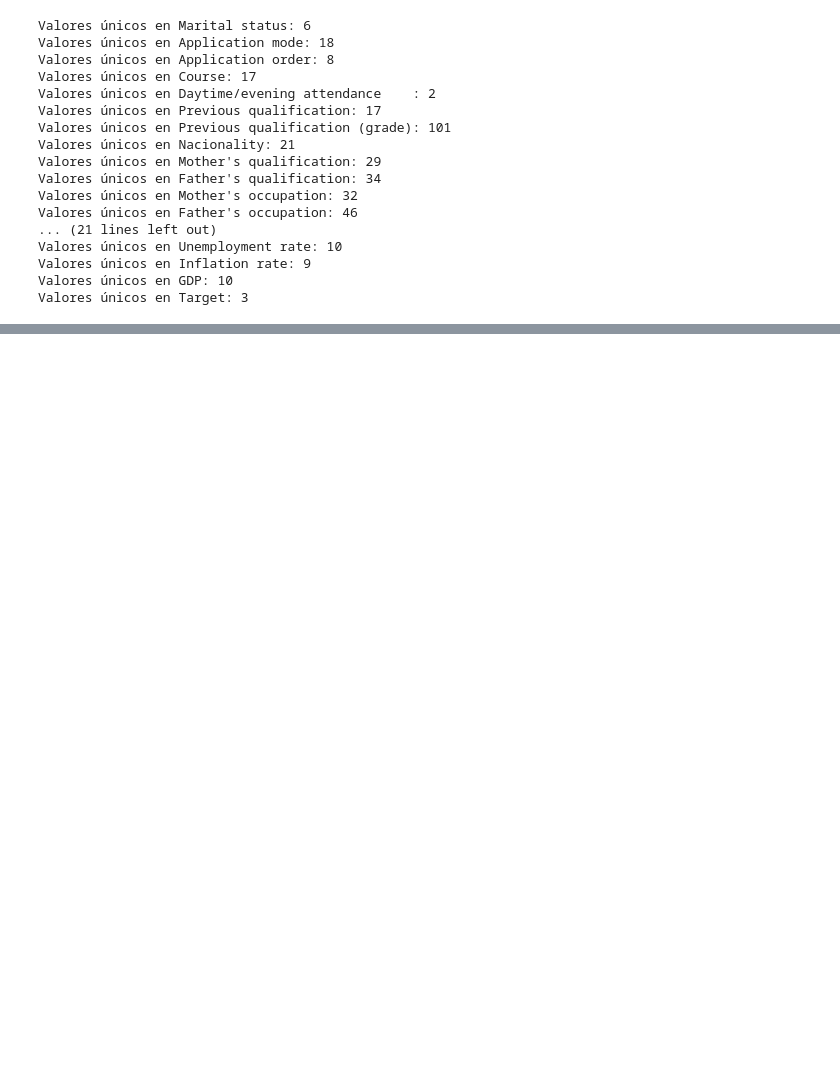
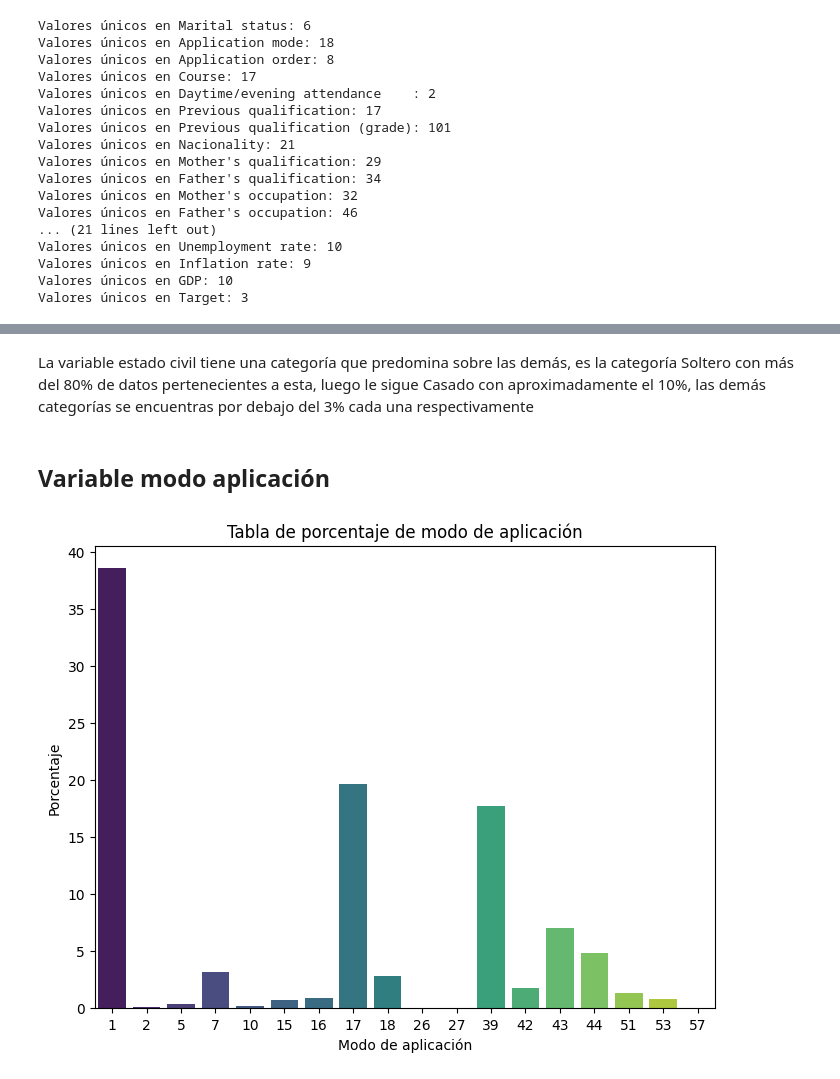
Before and after one commit to javel3232/Predict-students-dropout-and-academic-success, a Jupyter notebook: EDA.ipynb, the cells around one changed output, grey strips where cells are left out. Cells and saved outputs as stored; diff of their text form; code cells hidden in the pictures; blank space fills up the shorter version.

```diff
--- a/EDA.ipynb
+++ b/EDA.ipynb
@@ -150,0 +176,13 @@ Valores únicos en Target: 3
+# %% [markdown]
+La variable estado civil tiene una categoría que predomina sobre las demás, es la categoría Soltero con más del 80% de datos pertenecientes a esta, luego le sigue Casado con aproximadamente el 10%, las demás categorías se encuentras por debajo del 3% cada una respectivamente
+# %% [markdown]
+## Variable modo aplicación
+# %%
+plt.figure(figsize=(8,6))
+sns.countplot(data=datos, x='Application mode', stat='percent', palette='viridis')
+plt.xlabel('Modo de aplicación')
+plt.ylabel('Porcentaje')
+plt.title('Tabla de porcentaje de modo de aplicación')
+plt.show()
+# %% [output]
+[figure, added]
```
Also changed, not shown: parts of 42 cells of this notebook.
